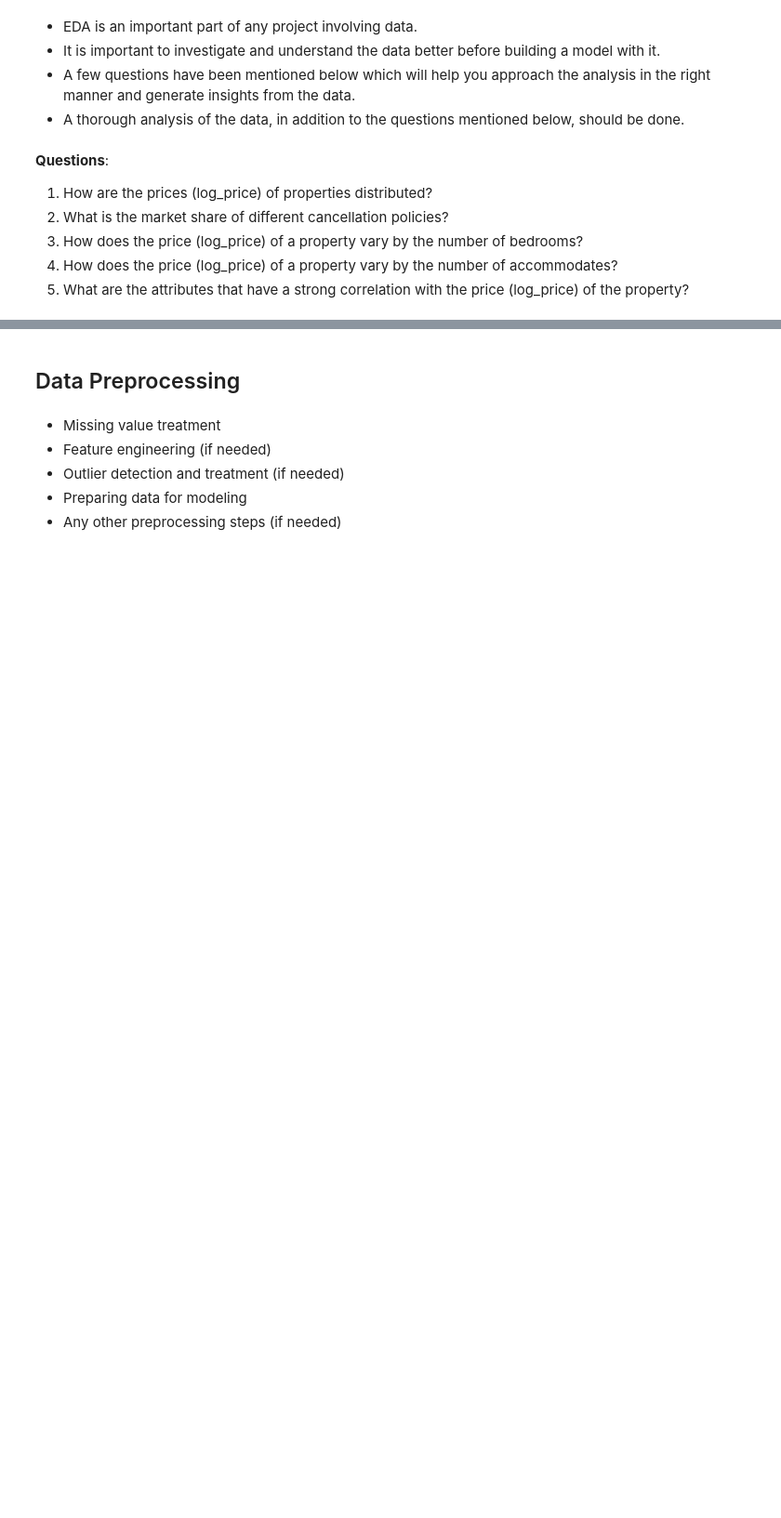
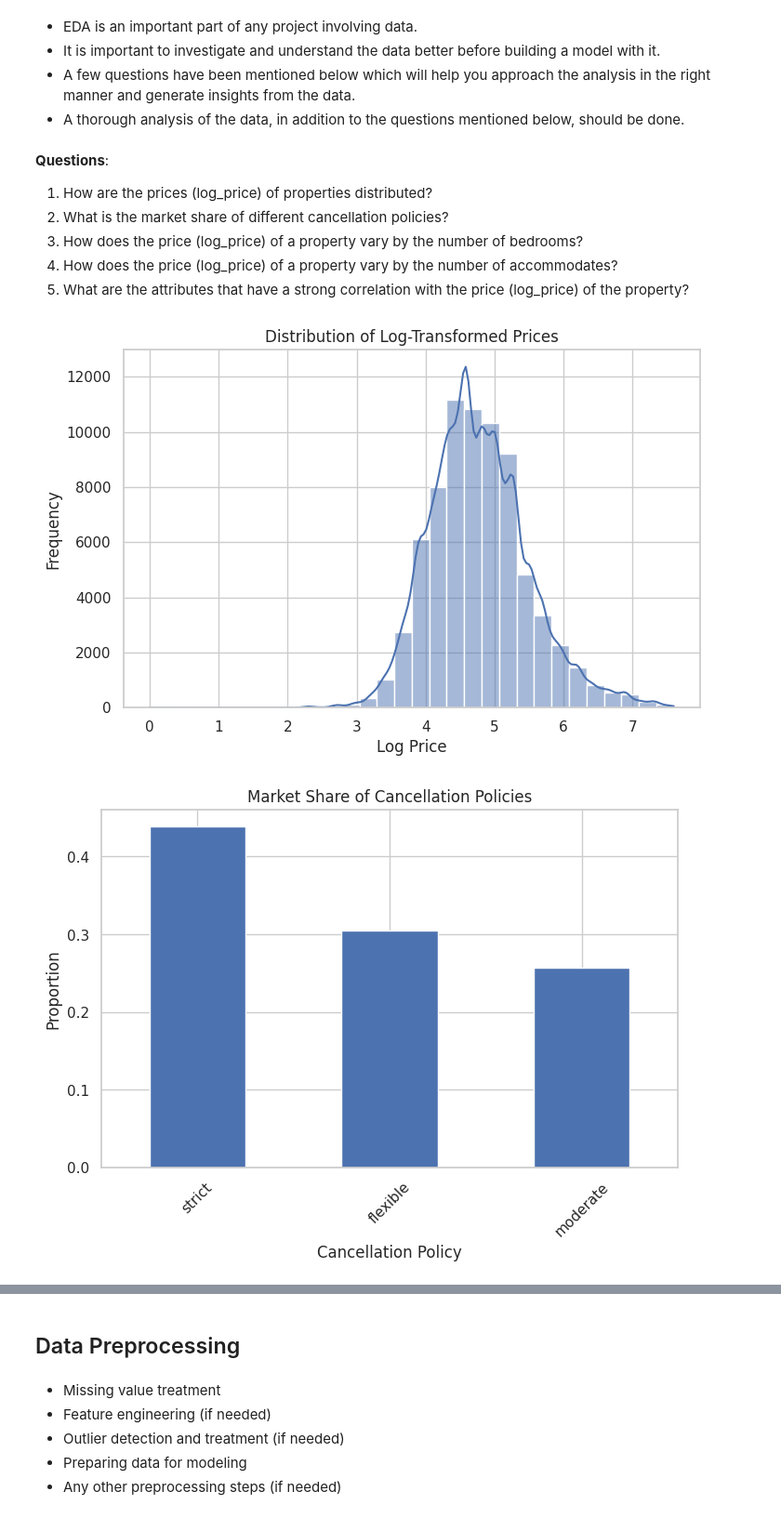
Before and after one commit to EvagAIML/AIML, a Jupyter notebook: Fullcode_ML_additional_Project_Erik_V.ipynb, the cells around one changed output, grey strips where cells are left out. Shown at 93% size. Cells and saved outputs as stored; diff of their text form; code cells hidden in the pictures; blank space fills up the shorter version.

```diff
--- a/Fullcode_ML_additional_Project_Erik_V.ipynb
+++ b/Fullcode_ML_additional_Project_Erik_V.ipynb
@@ -80,8 +80,8 @@ warnings.filterwarnings("ignore")
 # Import required library
 import pandas as pd
 
-# Load CSV directly from GitHub (replace with your actual raw file link)
-url = "https://raw.githubusercontent.com/your-username/your-repo/main/Airbnb.csv"  # 👈 Replace this with your actual link
+# Load CSV directly from GitHub
+url = "https://raw.githubusercontent.com/EvagAIML/AIML-AirBnB_Case-Study/refs/heads/main/Data_Set_Airbnb_1.csv"  #
 df = pd.read_csv(url)
 
 # Preview the dataset
@@ -106,3 +211,47 @@ df.head()
 3. How does the price (log_price) of a property vary by the number of bedrooms?
 4. How does the price (log_price) of a property vary by the number of accommodates?
 5. What are the attributes that have a strong correlation with the price (log_price) of the property?
+# %%
+# Set default styling
+sns.set(style="whitegrid")
+plt.rcParams["figure.figsize"] = (8, 5)
+
+# 1. Distribution of log_price
+sns.histplot(df['log_price'], kde=True, bins=30)
+plt.title("Distribution of Log-Transformed Prices")
+plt.xlabel("Log Price")
+plt.ylabel("Frequency")
+plt.show()
+
+# 2. Market share of different cancellation policies
+df['cancellation_policy'].value_counts(normalize=True).plot(kind='bar')
+plt.title("Market Share of Cancellation Policies")
+plt.xlabel("Cancellation Policy")
+plt.ylabel("Proportion")
+plt.xticks(rotation=45)
+plt.show()
+
+# 3. Price (log_price) vs number of bedrooms
+sns.boxplot(x='bedrooms', y='log_price', data=df)
+plt.title("Log Price by Number of Bedrooms")
+plt.xlabel("Number of Bedrooms")
+plt.ylabel("Log Price")
+plt.show()
+
+# 4. Price (log_price) vs number of accommodates
+sns.boxplot(x='accommodates', y='log_price', data=df)
+plt.title("Log Price by Number of Guests Accommodated")
+plt.xlabel("Accommodates")
+plt.ylabel("Log Price")
+plt.show()
+
+# 5. Features correlated with log_price
+correlation = df.corr(numeric_only=True)['log_price'].drop('log_price').sort_values(ascending=False)
+sns.barplot(x=correlation.values, y=correlation.index)
+plt.title("Correlation of Features with Log Price")
+plt.xlabel("Correlation Coefficient")
+plt.ylabel("Feature")
+plt.show()
+# %% [output]
+[figure, added]
+[figure, added]
```
Also changed, not shown: parts of 12 cells of this notebook.
